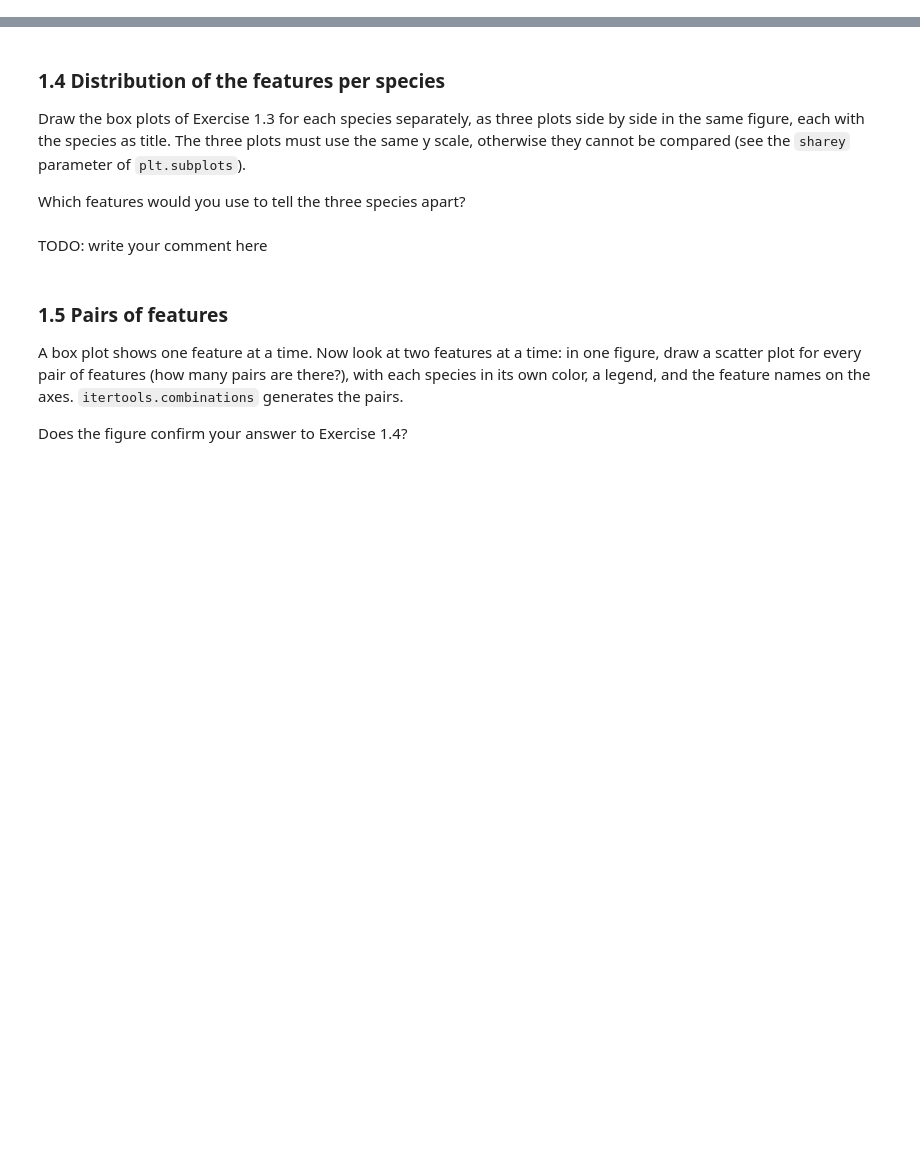
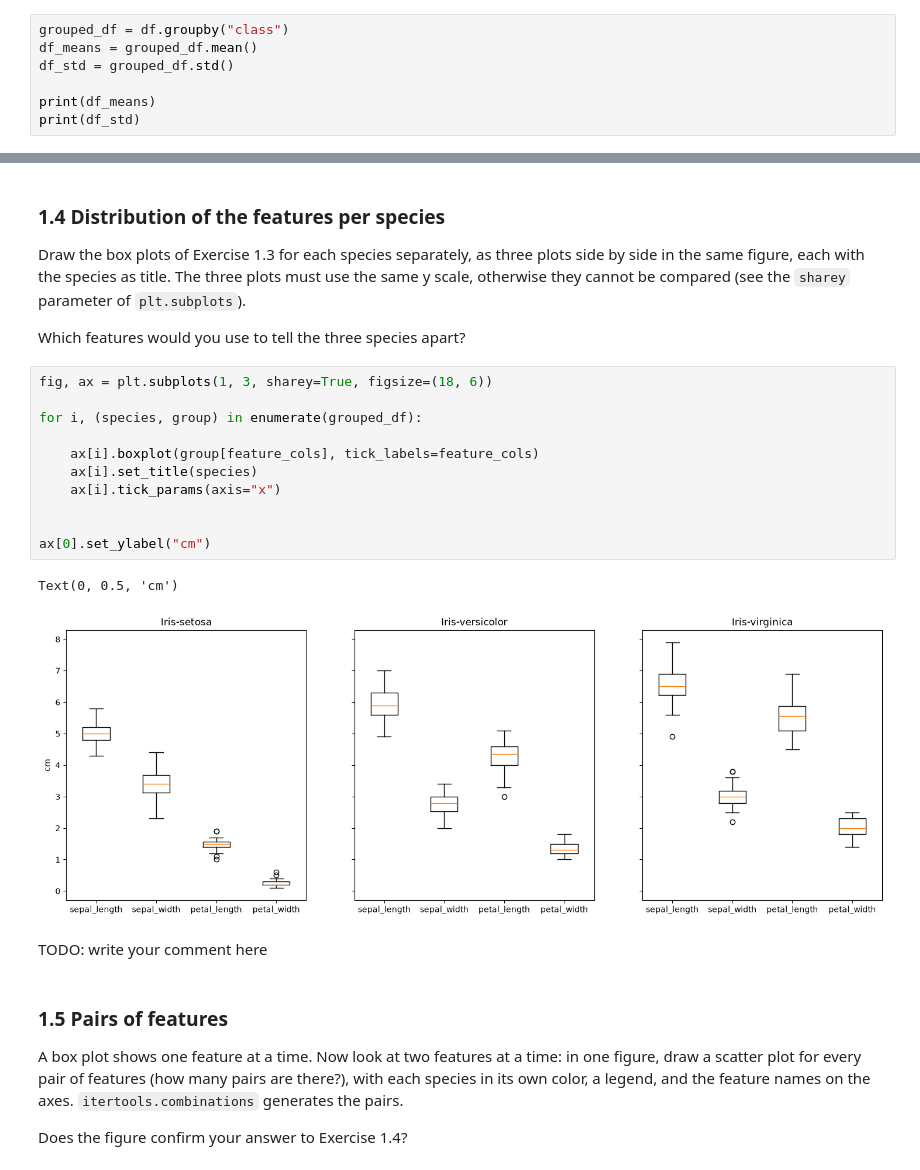
Before and after one commit to nikolasfas/ml4n-python, a Jupyter notebook: labs/lab2_numpy_and_pandas/lab2_numpy_and_pandas.ipynb, the cells around one changed output, grey strips where cells are left out. Saved outputs shown, nothing was run; the diff lists cells and outputs as text; blank space fills up the shorter version.

```diff
--- a/labs/lab2_numpy_and_pandas/lab2_numpy_and_pandas.ipynb
+++ b/labs/lab2_numpy_and_pandas/lab2_numpy_and_pandas.ipynb
@@ -105,3 +137,10 @@ Load `iris.csv` into a DataFrame `iris_df` whose columns are named `sepal_length
 Compute the mean and the standard deviation of the 4 measurements for each species, with a single pandas expression.
 
 Compare the result with Exercise 3 of Lab 1: the means are the same, the standard deviations are not. Why? How do you get the values of Lab 1 back?
+# %%
+grouped_df = df.groupby("class")
+df_means = grouped_df.mean()
+df_std = grouped_df.std()
+
+print(df_means)
+print(df_std)
@@ -115,6 +178,20 @@ In one figure, draw a box plot of each of the 4 features, with the feature names
 Draw the box plots of Exercise 1.3 for each species separately, as three plots side by side in the same figure, each with the species as title. The three plots must use the same y scale, otherwise they cannot be compared (see the `sharey` parameter of `plt.subplots`).
 
 Which features would you use to tell the three species apart?
+# %%
+fig, ax = plt.subplots(1, 3, sharey=True, figsize=(18, 6))
+
+for i, (species, group) in enumerate(grouped_df):
+
+    ax[i].boxplot(group[feature_cols], tick_labels=feature_cols)
+    ax[i].set_title(species)
+    ax[i].tick_params(axis="x")
+
+
+ax[0].set_ylabel("cm")
+# %% [output]
+Text(0, 0.5, 'cm')
+[figure, added]
 # %% [markdown]
 TODO: write your comment here
 # %% [markdown]
```
Also changed, not shown: parts of 7 cells of this notebook.
